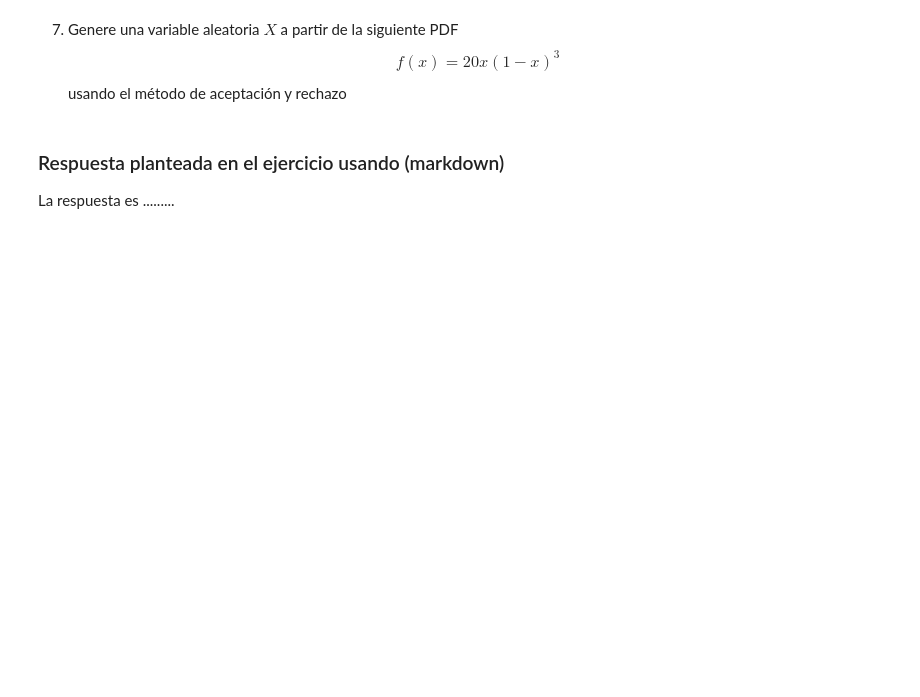
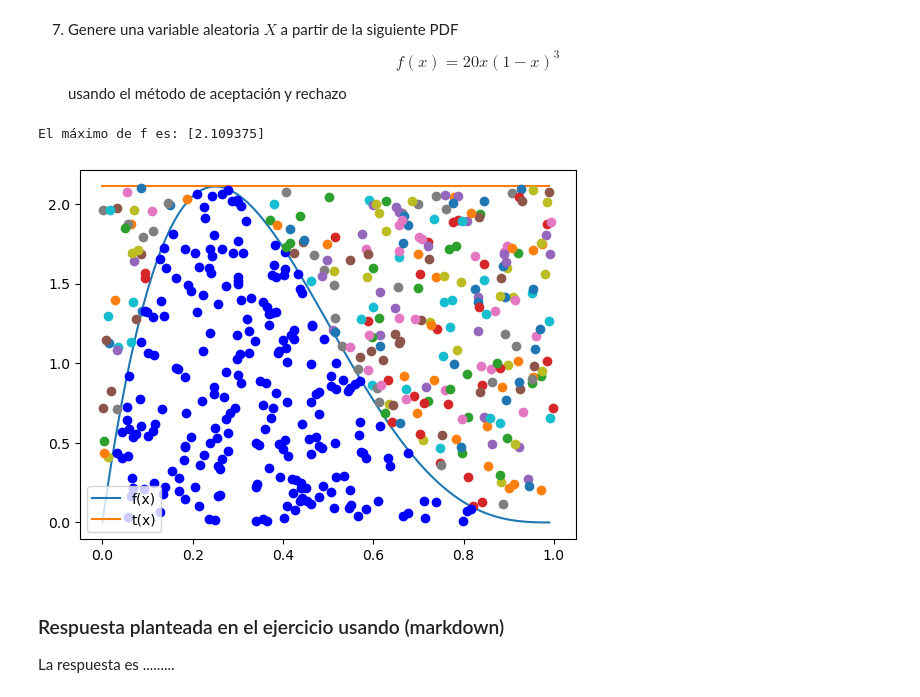
Before and after one commit to MarianaVal06/ProyectoConjunto_MValenzuela_MValdez, a Jupyter notebook: ProyectoConjunto_MValenzuela_MValadez.ipynb, the cells around one changed output. Cells and saved outputs as stored; diff of their text form; code cells hidden in the pictures; blank space fills up the shorter version.

```diff
--- a/ProyectoConjunto_MValenzuela_MValadez.ipynb
+++ b/ProyectoConjunto_MValenzuela_MValadez.ipynb
@@ -141,3 +166,35 @@ usando el método de aceptación y rechazo
+# %%
+#Código de solución estudiante 1
+f2 = lambda x: 20*x *(1-x)**3
+a2=f2(optimize.fmin(lambda x:-f2(x), 0, disp=False))
+t2 =lambda x: a2 * np.ones(len(x))
+x = np.arange(0, 1, 0.01)
+print('El máximo de f es:',a2)
+# %% [output]
+El máximo de f es: [2.109375]
+# %%
+def Acep_rechazo(R2:'Variables distruidas U~U(0,1)',
+                 R1:'Variables distribuidas como g(x)',
+                 f:'función objetivo a generar',
+                 t:'función que mayora a f'):
+#     R1 = np.random.rand(N)
+    f_x2 = f2(R1)
+    t_x2 = t2(R1)
+    condition = R2*t_x2 <=f_x2
+    [plt.plot(R1[i],R2[i]*t_x2[i],'ob') if condition[i] else plt.plot(R1[i],R2[i]*t_x2[i],'o') \
+         for i in range(len(R1))]
+
+    plt.show()
+# %%
+N = 500
+R2 = np.random.rand(N)
+R1 = np.random.rand(N)
+plt.plot(x,f2(x),label='f(x)')
+plt.plot(x,t2(x),label='t(x)')
+plt.legend()
+Acep_rechazo(R2, R1, f2, t2)
+# %% [output]
+[figure, added]
 # %%
 #Código de solución estudiante 2
 # %% [markdown]
```
Also changed, not shown: parts of 5 cells of this notebook.
